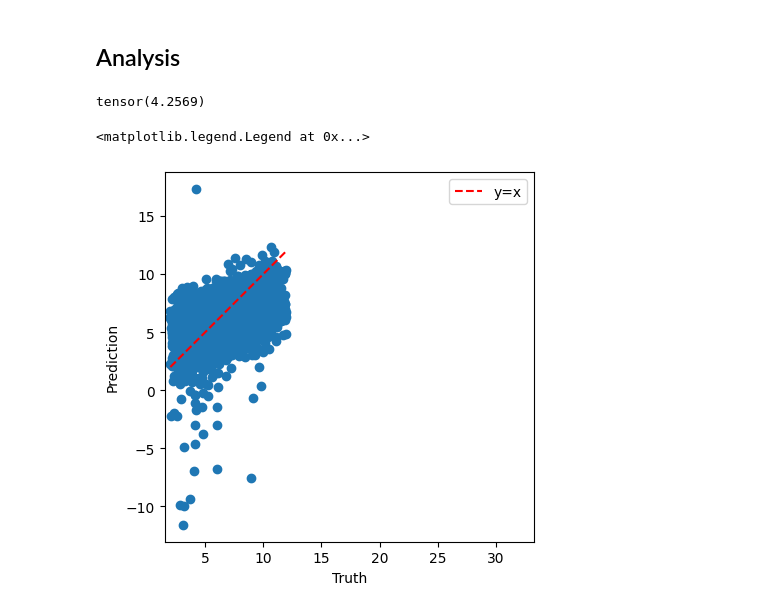
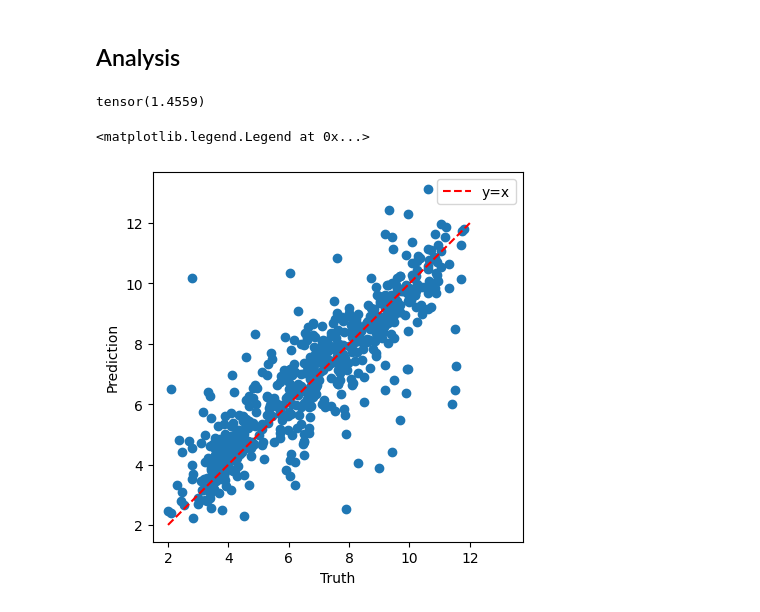
Before and after one commit to MingyiXue/deep-learning-for-bioinformatics-101, a Jupyter notebook: code/predictive/predict_pKa_gnn.ipynb, the cells around one changed output. Cells and saved outputs as stored; diff of their text form; code cells hidden in the pictures.

```diff
--- a/code/predictive/predict_pKa_gnn.ipynb
+++ b/code/predictive/predict_pKa_gnn.ipynb
@@ -122,0 +116,16 @@ with open(outfile, "wb") as file:
+# %%
+infile = "../data/combined_training_datasets_unique_graph_training.pkl"
+if not os.path.exists(infile):
+    # data preprocessing is time-consuming
+    # some molecules would fail to featurize
+    graph_data = []
+    for idx, row in all_df.iterrows():
+        try:
+            mol = row["ROMol"]
+            pka = float(row["pKa"])
+            data = featurize(mol, pka)
+            graph_data.append(data)
+        except Exception as e:
+            print(e)
+    with open(infile, "wb") as file:
+        pickle.dump(graph_data, file)
@@ -236,14 +221,16 @@ def val_epoch(dataloader, loss_func, model, device):
 # %% [markdown]
 ## Training
 # %%
-epochs = 20
-lr = 1e-3
+epochs = 500
+lr = 5e-3
 dtype = "float"
-model = Model(ndim, hidden_dims=[100, 50, 20], num_relations=num_relations, type=dtype)
+
+model = Model(ndim=27, hidden_dims=[256, 128, 64, 32], type=dtype)
 model.to(device)
 model = model.float() if dtype == "float" else model.double()
 optimizer = torch.optim.Adam(model.parameters(), lr=lr)
 loss_func = nn.functional.mse_loss
+print(sum(p.numel() for p in model.parameters() if p.requires_grad))
 
 train_epoch_losses, test_epoch_losses = [], []
 for n in range(epochs):
@@ -263,26 +252,26 @@ plt.legend()
 # %%
 model.eval()
 
 truth = []
 pred = []
 with torch.no_grad():
-    for (x, y) in test_loader:
-        x, y = x.to(device), y.to(device)
-        y_pred = model(x)
-        truth.extend(y.cpu().numpy().tolist())
-        pred.extend(y_pred.cpu().numpy().tolist())
-loss = loss_func(torch.Tensor(pred), torch.Tensor(truth))
+    for data in test_loader:
+        y_pred = model(data.to(device))
+        y = data.y
+        truth.extend(y.numpy().tolist())
+        pred.extend(y_pred.detach().numpy().tolist())
+loss = loss_func(torch.Tensor(pred).reshape(-1), torch.Tensor(truth).reshape(-1))
 print(loss)
 
 xreg = np.linspace(2, 12, num=100)
 yreg = xreg
 plt.plot(xreg, yreg, 'r--', label="y=x")
 plt.scatter(truth, pred)
 plt.xlabel("Truth")
 plt.ylabel("Prediction")
 plt.axis("square")
 plt.legend()
 # %% [output]
-tensor(4.2569)
+tensor(1.4559)
 <matplotlib.legend.Legend at 0x...>
-[figure, old version]
+[figure, new version]
```
Also changed, not shown: parts of 20 cells of this notebook, 5 other files.
